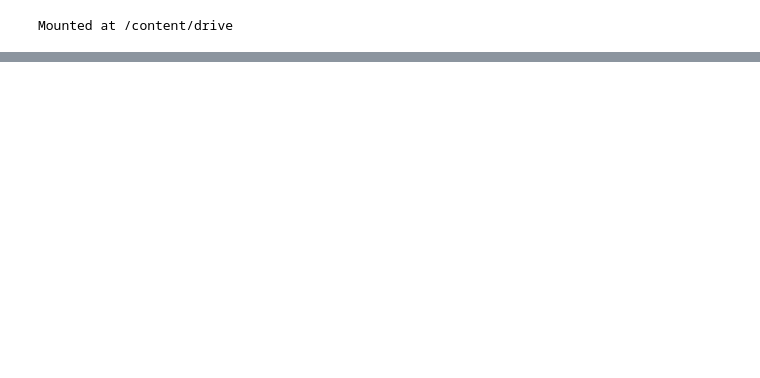
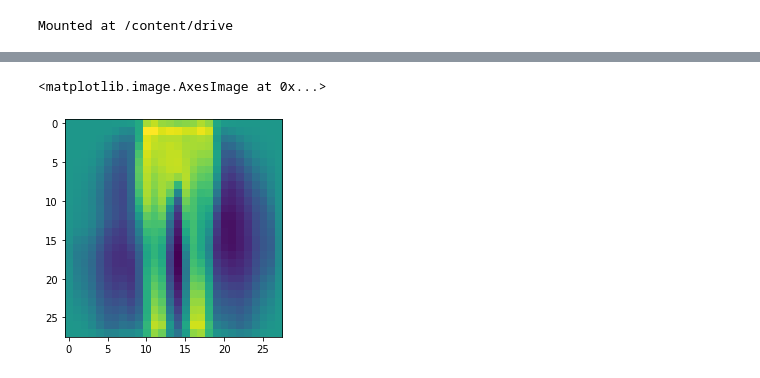
Before and after one commit to ykamen/CS4342, a Jupyter notebook: CS4342_HW3.ipynb, the cells around one changed output, grey strips where cells are left out. Drawn from its saved outputs; the diff is of its cells as text; code cells hidden in the pictures; blank space fills up the shorter version.

```diff
--- a/CS4342_HW3.ipynb
+++ b/CS4342_HW3.ipynb
@@ -60,0 +101,5 @@ ValueError: ignored
+# %%
+plotw(w[:,1])
+# %% [output]
+<matplotlib.image.AxesImage at 0x...>
+[figure, added]
```
Also changed, not shown: parts of 12 cells of this notebook.
